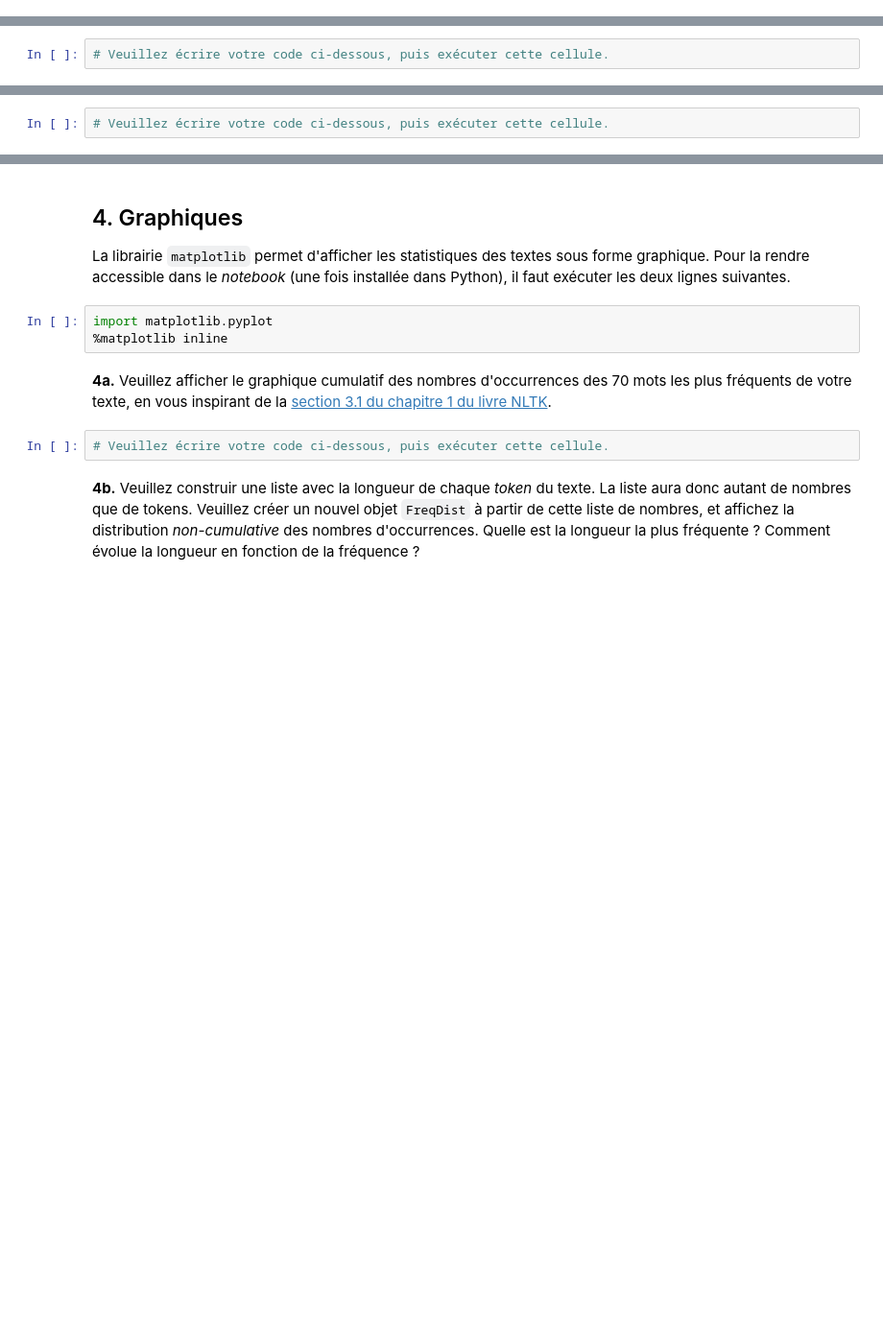
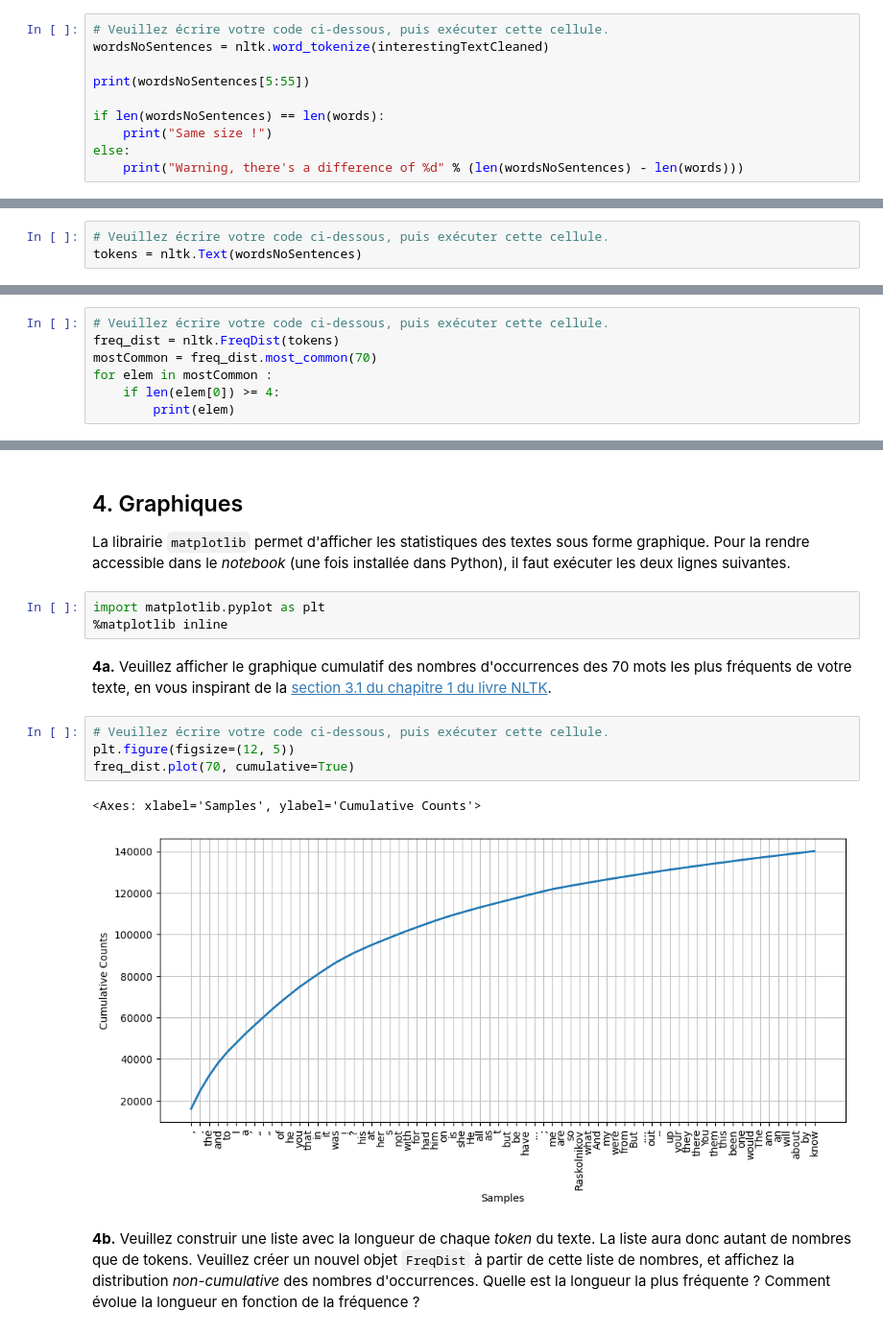
Before and after one commit to Neroil/TAL_Lab_1, a Jupyter notebook: TAL_Labo1b_student.ipynb, the cells around one changed output, grey strips where cells are left out. Shown: that part at 96% size. Drawn from its saved outputs; the diff is of its cells as text; blank space fills up the shorter version.

```diff
--- a/TAL_Labo1b_student.ipynb
+++ b/TAL_Labo1b_student.ipynb
@@ -175,0 +174,10 @@ Il n'est pas demandé ici d'écrire le résultat dans un fichier.
+# %%
+# Veuillez écrire votre code ci-dessous, puis exécuter cette cellule.
+wordsNoSentences = nltk.word_tokenize(interestingTextCleaned)
+
+print(wordsNoSentences[5:55])
+
+if len(wordsNoSentences) == len(words):
+    print("Same size !")
+else:
+    print("Warning, there's a difference of %d" % (len(wordsNoSentences) - len(words)))
@@ -191,6 +203,7 @@ Les objets `nltk.Text` peuvent en principe être créés avec :
 **3a.** Créez et stockez dans une variable un objet `nltk.Text` à partir de la liste des tokens de votre texte.  Vous pouvez appeler ici de nouveau la fonction `nltk.word_tokenize` ou réutiliser le résultat du (2e).  Il n'y a rien à afficher ici.
 # %%
 # Veuillez écrire votre code ci-dessous, puis exécuter cette cellule.
+tokens = nltk.Text(wordsNoSentences)
 # %% [markdown]
 **3b.** Veuillez afficher les occurrences d'un mot et leur contexte immédiat avec la méthode `concordance`.  Cette méthode est décrite au
  [chapitre 1 du livre NLTK](http://www.nltk.org/book/ch01.html) qui montre aussi d'autres exemples d'opérations que l'on peut effectuer sur un objet `nltk.Text`.
@@ -221,3 +302,8 @@ Les objets `nltk.Text` peuvent en principe être créés avec :
 Indication : NLTK peut facilement calculer les fréquences de tous les _tokens_ dans un `nltk.Text` en les stockant dans un objet de type `FreqDist` (pour _frequency distribution_) comme expliqué dans la [section 3.1 du chapitre 1 du livre NLTK](http://www.nltk.org/book/ch01.html#frequency-distributions).  À partir de cet objet, on peut déterminer les mots les plus fréquents.
 # %%
 # Veuillez écrire votre code ci-dessous, puis exécuter cette cellule.
+freq_dist = nltk.FreqDist(tokens)
+mostCommon = freq_dist.most_common(70)
+for elem in mostCommon :
+    if len(elem[0]) >= 4:
+        print(elem)
@@ -225,11 +330,16 @@ Indication : NLTK peut facilement calculer les fréquences de tous les _tokens_
 ## 4. Graphiques
 La librairie `matplotlib` permet d'afficher les statistiques des textes sous forme graphique.  Pour la rendre accessible dans le _notebook_ (une fois installée dans Python), il faut exécuter les deux lignes suivantes.
 # %%
-import matplotlib.pyplot
+import matplotlib.pyplot as plt
 %matplotlib inline
 # %% [markdown]
 **4a.** Veuillez afficher le graphique cumulatif des nombres d'occurrences des 70 mots les plus fréquents de votre texte, en vous inspirant de la  [section 3.1 du chapitre 1 du livre NLTK](http://www.nltk.org/book/ch01.html#frequency-distributions).
 # %%
 # Veuillez écrire votre code ci-dessous, puis exécuter cette cellule.
+plt.figure(figsize=(12, 5))
+freq_dist.plot(70, cumulative=True)
+# %% [output]
+<Axes: xlabel='Samples', ylabel='Cumulative Counts'>
+[figure, added]
 # %% [markdown]
 **4b.** Veuillez construir une liste avec la longueur de chaque _token_ du texte.  La liste aura donc autant de nombres que de tokens.  Veuillez créer un nouvel objet `FreqDist` à partir de cette liste de nombres, et affichez la distribution _non-cumulative_ des nombres d'occurrences.  Quelle est la longueur la plus fréquente ?  Comment évolue la longueur en fonction de la fréquence ?
```
Also changed, not shown: parts of 15 cells of this notebook.
